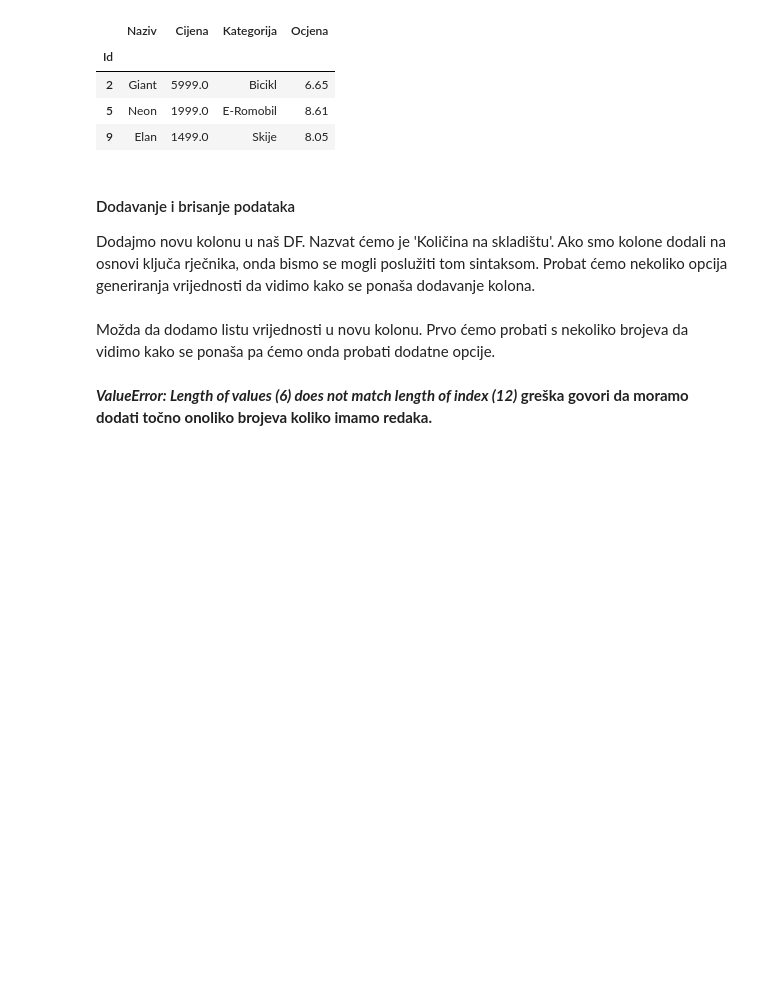
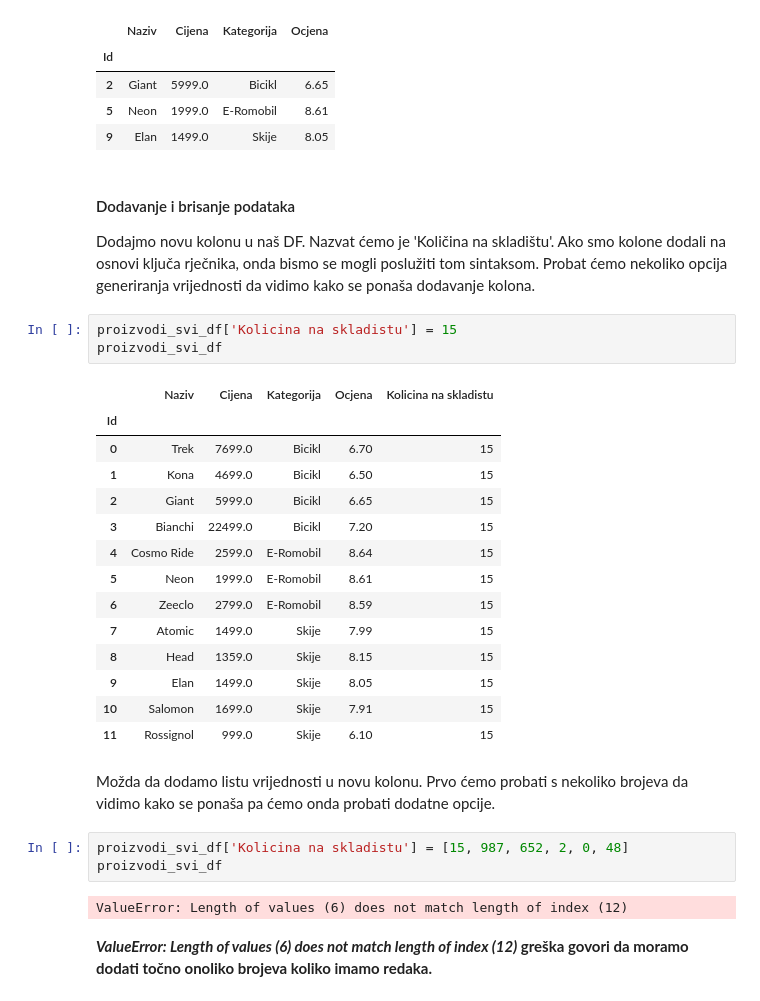
Before and after one commit to py-dev-algebra/py-jupyter-nb, a Jupyter notebook: 02 - Pandas/Pandas - Python modul za analizu podataka - Uvod, ucitavanje i normalizacija podataka.ipynb, the cells around one changed output. Saved outputs shown, nothing was run; the diff lists cells and outputs as text; blank space fills up the shorter version.

```diff
--- a/02 - Pandas/Pandas - Python modul za analizu podataka - Uvod, ucitavanje i normalizacija podataka.ipynb
+++ b/02 - Pandas/Pandas - Python modul za analizu podataka - Uvod, ucitavanje i normalizacija podataka.ipynb
@@ -889,7 +889,30 @@ proizvodi_svi_df.loc[[2, 5, 9]]
 #### Dodavanje i brisanje podataka
 
 Dodajmo novu kolonu u naš DF. Nazvat ćemo je 'Količina na skladištu'. Ako smo kolone dodali na osnovi ključa rječnika, onda bismo se mogli poslužiti tom sintaksom. Probat ćemo nekoliko opcija generiranja vrijednosti da vidimo kako se ponaša dodavanje kolona.
+# %%
+proizvodi_svi_df['Kolicina na skladistu'] = 15
+proizvodi_svi_df
+# %% [output]
+|  | Naziv | Cijena | Kategorija | Ocjena | Kolicina na skladistu |
+| Id |  |  |  |  |  |
+| 0 | Trek | 7699.0 | Bicikl | 6.70 | 15 |
+| 1 | Kona | 4699.0 | Bicikl | 6.50 | 15 |
+| 2 | Giant | 5999.0 | Bicikl | 6.65 | 15 |
+| 3 | Bianchi | 22499.0 | Bicikl | 7.20 | 15 |
+| 4 | Cosmo Ride | 2599.0 | E-Romobil | 8.64 | 15 |
+| 5 | Neon | 1999.0 | E-Romobil | 8.61 | 15 |
+| 6 | Zeeclo | 2799.0 | E-Romobil | 8.59 | 15 |
+| 7 | Atomic | 1499.0 | Skije | 7.99 | 15 |
+| 8 | Head | 1359.0 | Skije | 8.15 | 15 |
+| 9 | Elan | 1499.0 | Skije | 8.05 | 15 |
+| 10 | Salomon | 1699.0 | Skije | 7.91 | 15 |
+| 11 | Rossignol | 999.0 | Skije | 6.10 | 15 |
 # %% [markdown]
 Možda da dodamo listu vrijednosti u novu kolonu. Prvo ćemo probati s nekoliko brojeva da vidimo kako se ponaša pa ćemo onda probati dodatne opcije.
+# %%
+proizvodi_svi_df['Kolicina na skladistu'] = [15, 987, 652, 2, 0, 48]
+proizvodi_svi_df
+# %% [output]
+ValueError: Length of values (6) does not match length of index (12)
 # %% [markdown]
 ***ValueError: Length of values (6) does not match length of index (12)* greška govori da moramo dodati točno onoliko brojeva koliko imamo redaka.**
```
Also changed, not shown: parts of 3 cells of this notebook.
